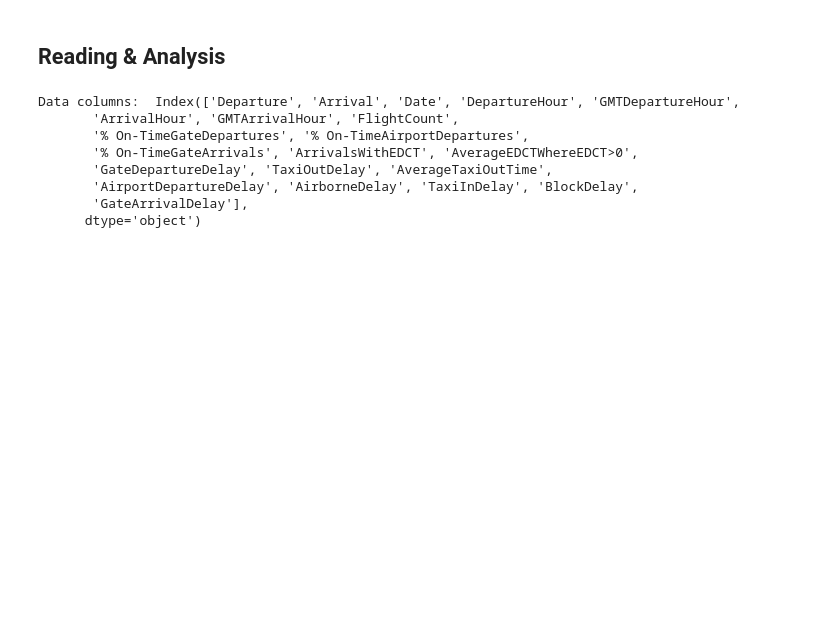
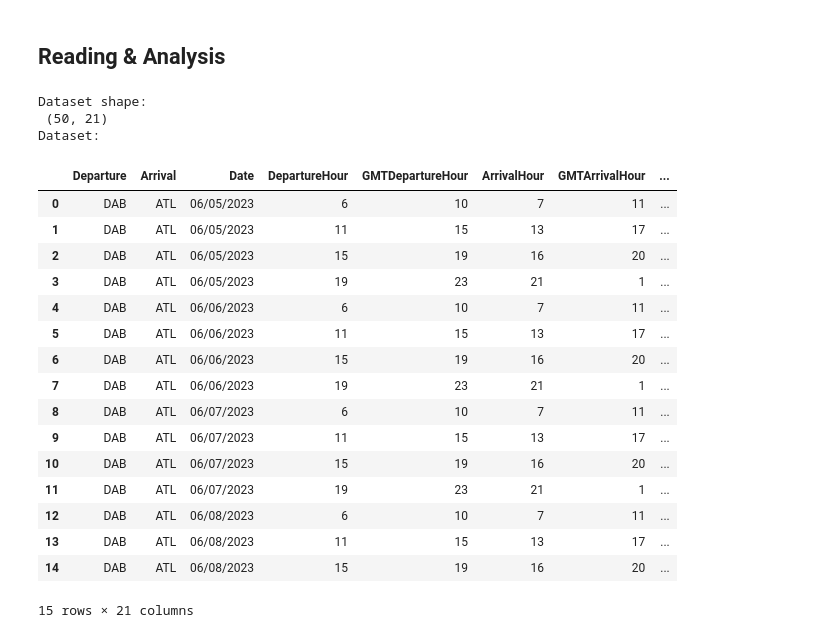
Before and after one commit to kconfeiteiro/coursework, a Jupyter notebook: Fall 2023/DS 440/Homework/HW 4/Cascio_and_Confeiteiro_ERAU_DS440_Assignment_3.ipynb, the cells around one changed output. Drawn from its saved outputs; the diff is of its cells as text; code cells hidden in the pictures; blank space fills up the shorter version.

```diff
--- a/Fall 2023/DS 440/Homework/HW 4/Cascio_and_Confeiteiro_ERAU_DS440_Assignment_3.ipynb
+++ b/Fall 2023/DS 440/Homework/HW 4/Cascio_and_Confeiteiro_ERAU_DS440_Assignment_3.ipynb
@@ -44,22 +44,32 @@ Use [seaborn](https://seaborn.pydata.org/) to do [explorative data analysis (EDA
 # %%
 import pandas as pd
 
 # read data with pandas
-PRINT_ALL = False
 DATA = pd.read_csv("DS440_assignment4_data_FA23.csv")
-print("Data columns: ", DATA.columns)
+DESCRIPTION = DATA.describe()
 
-if PRINT_ALL:
-    print("Dataset shape:\n", DATA.shape)
-    print("Dataset: ")
-    DATA.head(20)
+print("Dataset shape:\n", DATA.shape)
+print("Dataset:")
+DATA.head(15)
 # %% [output]
-Data columns:  Index(['Departure', 'Arrival', 'Date', 'DepartureHour', 'GMTDepartureHour',
-       'ArrivalHour', 'GMTArrivalHour', 'FlightCount',
-       '% On-TimeGateDepartures', '% On-TimeAirportDepartures',
-       '% On-TimeGateArrivals', 'ArrivalsWithEDCT', 'AverageEDCTWhereEDCT>0',
-       'GateDepartureDelay', 'TaxiOutDelay', 'AverageTaxiOutTime',
-       'AirportDepartureDelay', 'AirborneDelay', 'TaxiInDelay', 'BlockDelay',
-       'GateArrivalDelay'],
-      dtype='object')
+Dataset shape:
+ (50, 21)
+Dataset:
+|  | Departure | Arrival | Date | DepartureHour | GMTDepartureHour | ArrivalHour | GMTArrivalHour | ... |
+| 0 | DAB | ATL | 06/05/2023 | 6 | 10 | 7 | 11 | ... |
+| 1 | DAB | ATL | 06/05/2023 | 11 | 15 | 13 | 17 | ... |
+| 2 | DAB | ATL | 06/05/2023 | 15 | 19 | 16 | 20 | ... |
+| 3 | DAB | ATL | 06/05/2023 | 19 | 23 | 21 | 1 | ... |
+| 4 | DAB | ATL | 06/06/2023 | 6 | 10 | 7 | 11 | ... |
+| 5 | DAB | ATL | 06/06/2023 | 11 | 15 | 13 | 17 | ... |
+| 6 | DAB | ATL | 06/06/2023 | 15 | 19 | 16 | 20 | ... |
+| 7 | DAB | ATL | 06/06/2023 | 19 | 23 | 21 | 1 | ... |
+| 8 | DAB | ATL | 06/07/2023 | 6 | 10 | 7 | 11 | ... |
+| 9 | DAB | ATL | 06/07/2023 | 11 | 15 | 13 | 17 | ... |
+| 10 | DAB | ATL | 06/07/2023 | 15 | 19 | 16 | 20 | ... |
+| 11 | DAB | ATL | 06/07/2023 | 19 | 23 | 21 | 1 | ... |
+| 12 | DAB | ATL | 06/08/2023 | 6 | 10 | 7 | 11 | ... |
+| 13 | DAB | ATL | 06/08/2023 | 11 | 15 | 13 | 17 | ... |
+| 14 | DAB | ATL | 06/08/2023 | 15 | 19 | 16 | 20 | ... |
+15 rows × 21 columns
 # %%
```
Also changed, not shown: parts of 4 cells of this notebook, 3 other files.
